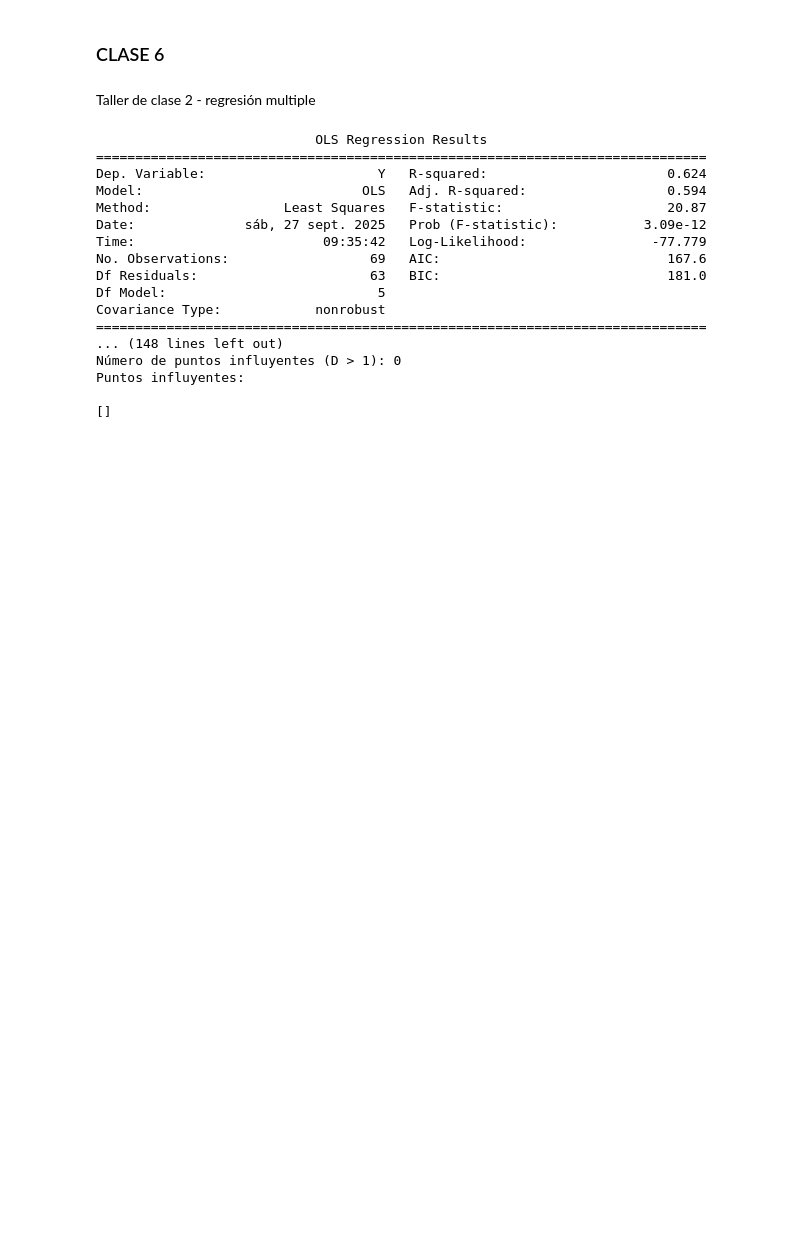
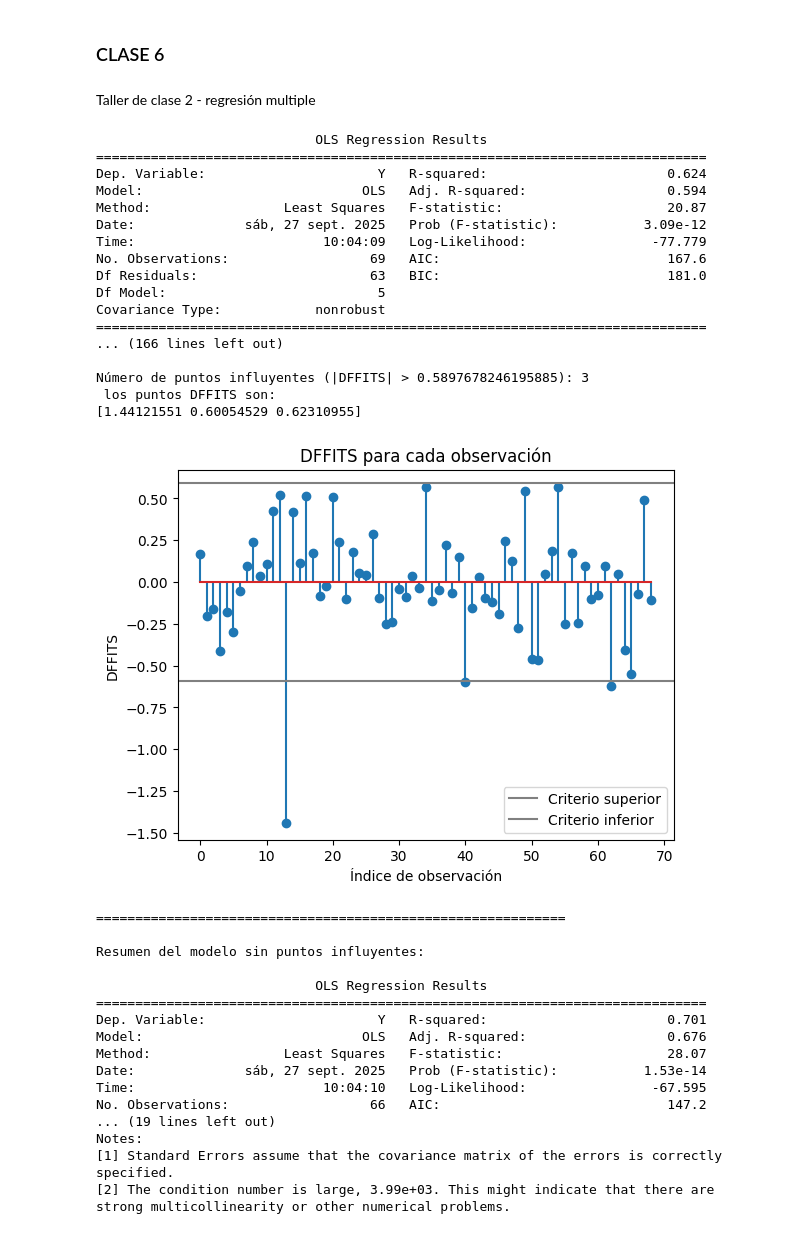
Before and after one commit to danielgonzalezp-96/Estadistica_DGP, a Jupyter notebook: Clase5_Estadistica.ipynb, the cells around one changed output. Cells and saved outputs as stored; diff of their text form; code cells hidden in the pictures; blank space fills up the shorter version.

```diff
--- a/Clase5_Estadistica.ipynb
+++ b/Clase5_Estadistica.ipynb
@@ -219,6 +219,11 @@ print("Tabla Anova:\n")
 #Hallamos la tabla anova
 anova_table = sm.stats.anova_lm(model, typ=2)
 print(anova_table)
+
+#Calculamos los betas
+betas = model.params
+print("\n" + "="*60 + "\n")
+print(f'Betas: {betas}')
 
 
 #Calulamos la suma de cuadrado de la regresión (SCR)
@@ -283,36 +288,97 @@ print(Puntos_Balanceo_altos)
 DatosStudentizados = model.get_influence().resid_studentized_external
 print("\n" + "="*60 + "\n")
 print("Datos studentizados de los residuos:\n")
 print(abs(DatosStudentizados))
 
 # Hallamos la influencia con la distancia de Cook
 Distancia_Cook = model.get_influence().cooks_distance[0]
 print("\n" + "="*60 + "\n")
 print("Distancia de Cook:\n")
 print(Distancia_Cook)
 
 #Definimos los puntos influentes si Di > 1
 Puntos_Influyentes = Distancia_Cook[Distancia_Cook > 1]
 Numero_Puntos_Influyentes = len(Puntos_Influyentes)
 print("\n" + "="*60 + "\n")
-print(f'Número de puntos influyentes (D > 1): {Numero_Puntos_Influyentes}')
+print(f'Número de puntos influyentes (Di > 1): {Numero_Puntos_Influyentes}')
 print("Puntos influyentes:\n")
 print(Puntos_Influyentes)
+
+#Calculamos el criterio con los DFFITS
+DFFITS = model.get_influence().dffits[0]
+print("\n" + "="*60 + "\n")
+print("DFFITS:\n")
+
+# Aplicamos el criterio de |DFFITS| > 2*sqrt((k+1)/n)
+n = len(BDTallerClase)
+k = model.df_model
+Criterio = 2 * np.sqrt((k + 1) / n)
+Puntos_DFFITS = DFFITS[abs(DFFITS) > Criterio]
+Numero_Puntos_DFFITS = len(Puntos_DFFITS)
+print(f'Número de puntos influyentes (|DFFITS| > {Criterio}): {Numero_Puntos_DFFITS}')
+print(f" los puntos DFFITS son:\n{abs(Puntos_DFFITS)}")
+
+#Graficamos los DFFITS
+plt.stem(np.arange(len(DFFITS)), DFFITS)
+plt.axhline(y=Criterio, color='gray', linestyle='-', label='Criterio superior')
+plt.axhline(y=-Criterio, color='gray', linestyle='-', label='Criterio inferior')
+plt.xlabel('Índice de observación')
+plt.ylabel('DFFITS')
+plt.title('DFFITS para cada observación')
+plt.legend()
+plt.show()
+
+#Ahora corremos el modelo sin los tres datos influyentes que encontramos [1.44121551 0.60054529 0.62310955]
+indices_influyentes = np.where(abs(DFFITS) > Criterio)[0]
+Regresion_sin_influyentes = BDTallerClase.drop(indices_influyentes)
+model_sin_influyentes = smf.ols('Y ~ X1 + X2 + X3 + X4 + X5', data=Regresion_sin_influyentes).fit()
+print("\n" + "="*60 + "\n")
+print("Resumen del modelo sin puntos influyentes:\n")
+print(model_sin_influyentes.summary())
+
+#Graficamos los DFFITS sin los puntos influyentes
+DFFITS_sin_influyentes = model_sin_influyentes.get_influence().dffits[0]
+plt.stem(np.arange(len(DFFITS_sin_influyentes)), DFFITS_sin_influyentes)
+plt.axhline(y=Criterio, color='gray', linestyle='-', label='Criterio superior')
+plt.axhline(y=-Criterio, color='gray', linestyle='-', label='Criterio inferior')
+plt.xlabel('Índice de observación')
+plt.ylabel('DFFITS')
+plt.title('DFFITS sin puntos influyentes')
+plt.legend()
+plt.show()
 # %% [output]
                             OLS Regression Results
 ==============================================================================
 Dep. Variable:                      Y   R-squared:                       0.624
 Model:                            OLS   Adj. R-squared:                  0.594
 Method:                 Least Squares   F-statistic:                     20.87
 Date:              sáb, 27 sept. 2025   Prob (F-statistic):           3.09e-12
-Time:                        09:35:42   Log-Likelihood:                -77.779
+Time:                        10:04:09   Log-Likelihood:                -77.779
 No. Observations:                  69   AIC:                             167.6
 Df Residuals:                      63   BIC:                             181.0
 Df Model:                           5
 Covariance Type:            nonrobust
 ==============================================================================
-... (148 lines left out)
-Número de puntos influyentes (D > 1): 0
-Puntos influyentes:
+... (166 lines left out)
 
-[]
+Número de puntos influyentes (|DFFITS| > 0.5897678246195885): 3
+ los puntos DFFITS son:
+[1.44121551 0.60054529 0.62310955]
+[figure, added]
+============================================================
+
+Resumen del modelo sin puntos influyentes:
+
+                            OLS Regression Results
+==============================================================================
+Dep. Variable:                      Y   R-squared:                       0.701
+Model:                            OLS   Adj. R-squared:                  0.676
+Method:                 Least Squares   F-statistic:                     28.07
+Date:              sáb, 27 sept. 2025   Prob (F-statistic):           1.53e-14
+Time:                        10:04:10   Log-Likelihood:                -67.595
+No. Observations:                  66   AIC:                             147.2
+... (19 lines left out)
+Notes:
+[1] Standard Errors assume that the covariance matrix of the errors is correctly specified.
+[2] The condition number is large, 3.99e+03. This might indicate that there are
+strong multicollinearity or other numerical problems.
```
Also changed, not shown: parts of 3 cells of this notebook.
